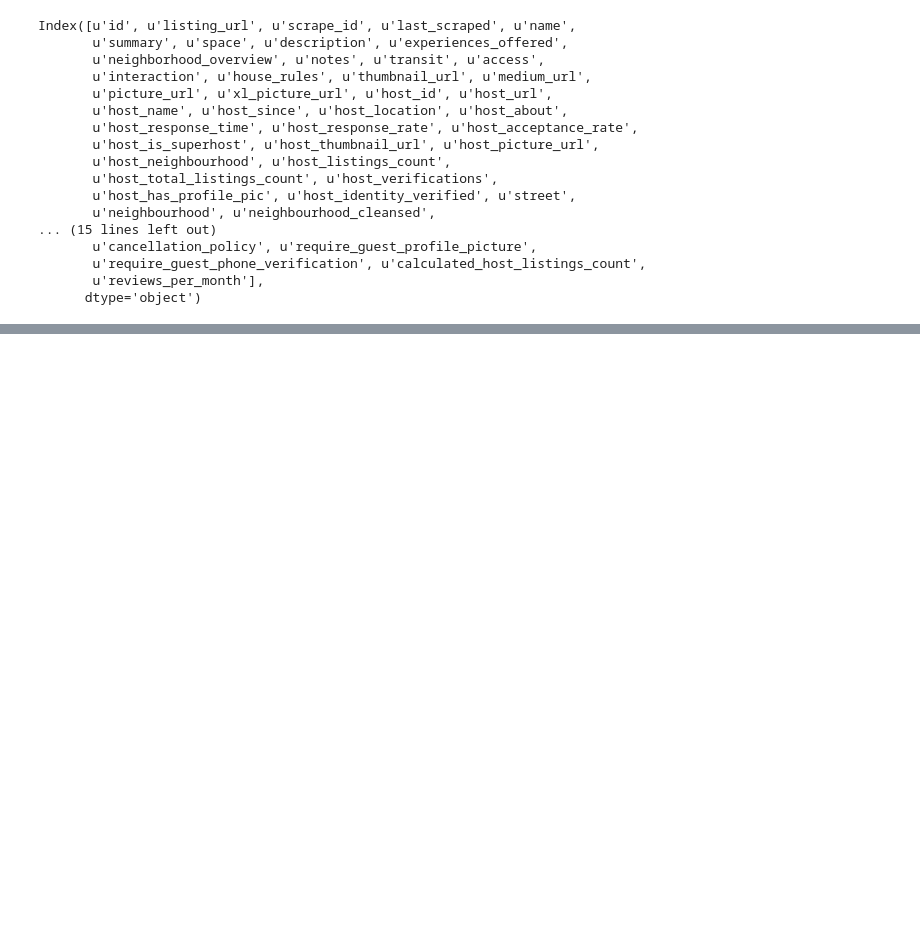
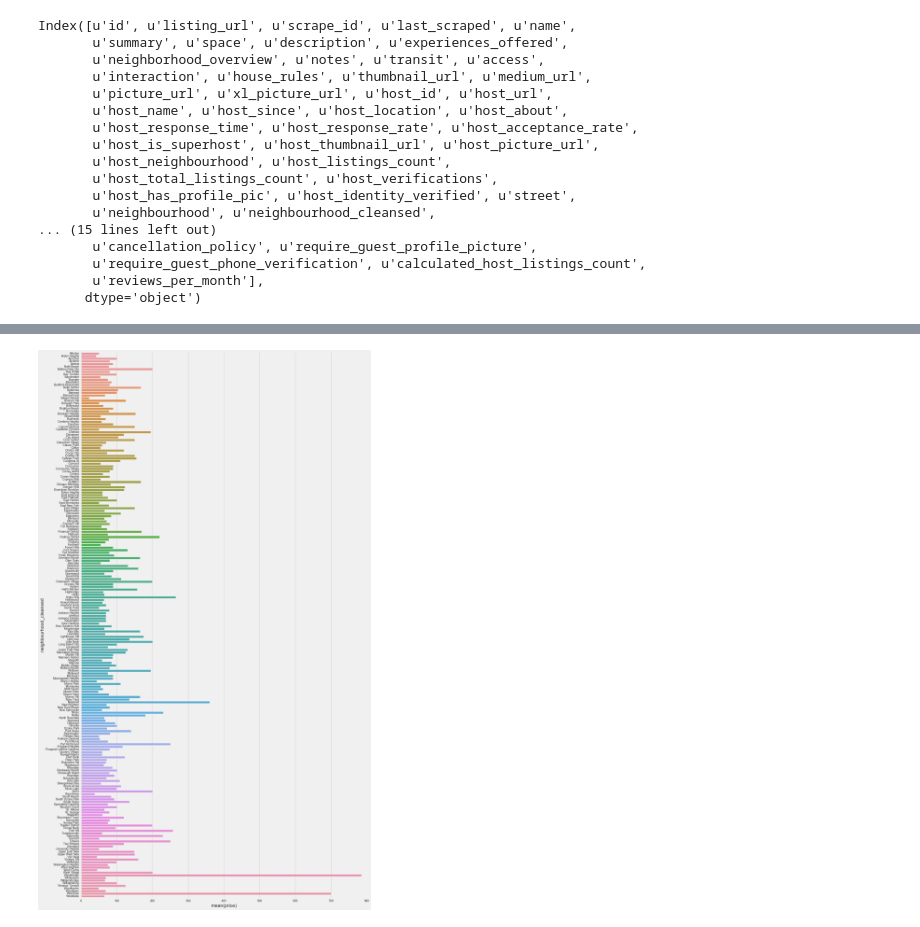
Before and after one commit to Vkuruganti/hackathon-airbnb, a Jupyter notebook: python/initial-exploration-listing.ipynb, the cells around one changed output, grey strips where cells are left out. Cells and saved outputs as stored; diff of their text form; code cells hidden in the pictures; blank space fills up the shorter version.

```diff
--- a/python/initial-exploration-listing.ipynb
+++ b/python/initial-exploration-listing.ipynb
@@ -20,7 +22,7 @@ pd.set_option("max_colwidth",0)
 # %% [markdown]
 # Load data
 # %%
-df = pd.read_csv("../data/nyc/listings.csv.gz", low_memory=False)
+df = pd.read_csv("../data/listings.csv.gz", low_memory=False)
 # %%
 df.columns
 # %% [output]
@@ -42,6 +44,6 @@ Index([u'id', u'listing_url', u'scrape_id', u'last_scraped', u'name',
        u'reviews_per_month'],
       dtype='object')
 # %%
-features = ["neighbourhood_cleansed", "accomodates", "bedrooms", "room_type", "price"]
+features = ["id", "neighbourhood_group_cleansed", "neighbourhood_cleansed", "accommodates", "bedrooms", "room_type", "price"]
 # %%
 df2 = df.copy()[features]
@@ -49,0 +59,2 @@ KeyError: "['accomodates'] not in index"
+# %%
+df2["price"] = df2["price"].map(lambda x: float(x.strip("$").replace(",","")))
@@ -49,0 +79,3 @@ KeyError: "['accomodates'] not in index"
+# %%
+n = df2.groupby("neighbourhood_cleansed")[["price"]].median().reset_index()
+n.head()
@@ -49,0 +89,6 @@ KeyError: "['accomodates'] not in index"
+# %%
+plt.subplots(figsize=(16,32));
+sns.barplot(y="neighbourhood_cleansed", x="price", orient="h", data=n);
+plt.show();
+# %% [output]
+[figure, added]
```
Also changed, not shown: parts of 65 cells of this notebook, 17 other files.
